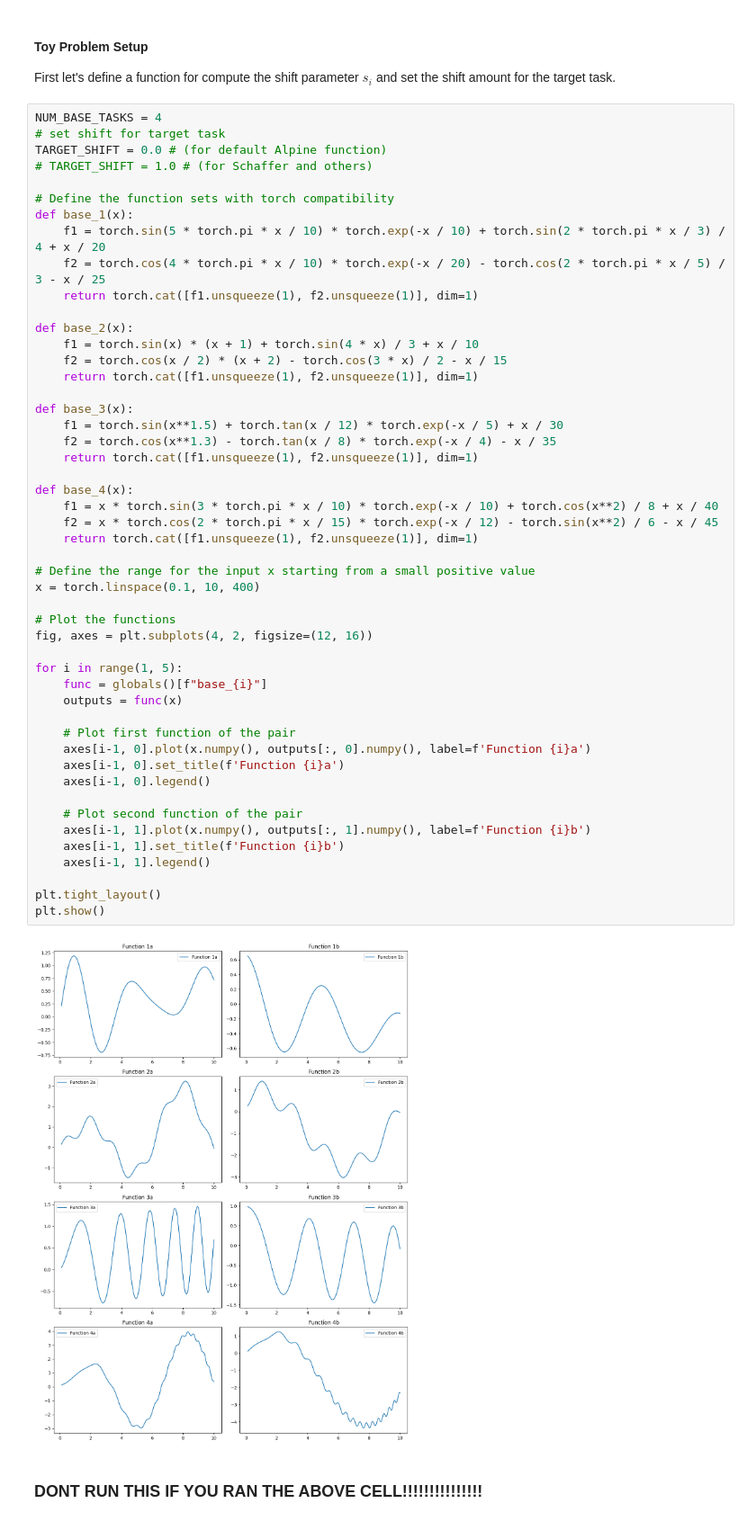
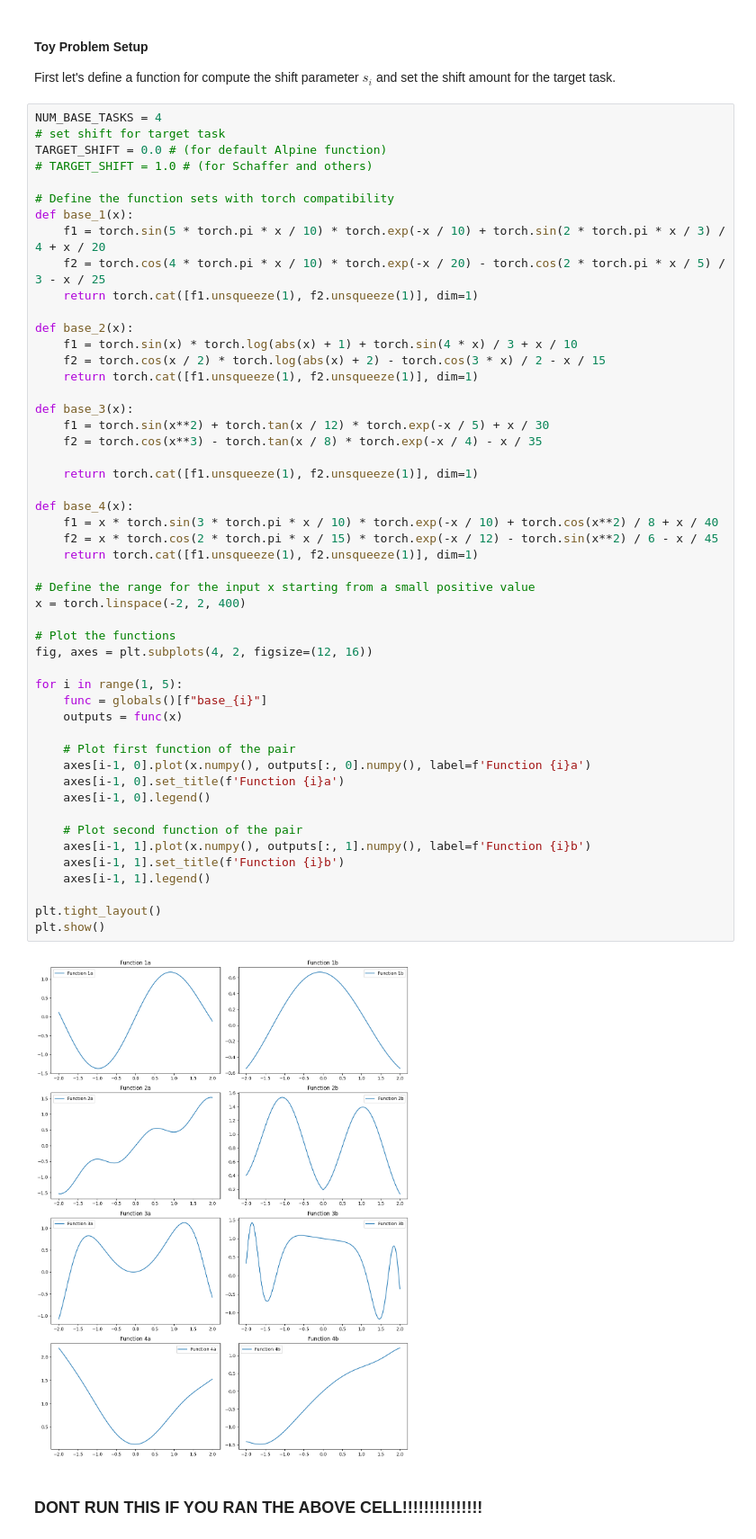
Before and after one commit to vishalvaka/HIL_toolkit_ARL, a Jupyter notebook: notebooks/meta_learning_with_rgpe_MOBO_normal.ipynb, the cells around one changed output. Shown at 90% size. Drawn from its saved outputs; the diff is of its cells as text.

```diff
--- a/notebooks/meta_learning_with_rgpe_MOBO_normal.ipynb
+++ b/notebooks/meta_learning_with_rgpe_MOBO_normal.ipynb
@@ -58,44 +58,45 @@ def base_1(x):
     return torch.cat([f1.unsqueeze(1), f2.unsqueeze(1)], dim=1)
 
 def base_2(x):
-    f1 = torch.sin(x) * (x + 1) + torch.sin(4 * x) / 3 + x / 10
-    f2 = torch.cos(x / 2) * (x + 2) - torch.cos(3 * x) / 2 - x / 15
+    f1 = torch.sin(x) * torch.log(abs(x) + 1) + torch.sin(4 * x) / 3 + x / 10
+    f2 = torch.cos(x / 2) * torch.log(abs(x) + 2) - torch.cos(3 * x) / 2 - x / 15
     return torch.cat([f1.unsqueeze(1), f2.unsqueeze(1)], dim=1)
 
 def base_3(x):
-    f1 = torch.sin(x**1.5) + torch.tan(x / 12) * torch.exp(-x / 5) + x / 30
-    f2 = torch.cos(x**1.3) - torch.tan(x / 8) * torch.exp(-x / 4) - x / 35
+    f1 = torch.sin(x**2) + torch.tan(x / 12) * torch.exp(-x / 5) + x / 30
+    f2 = torch.cos(x**3) - torch.tan(x / 8) * torch.exp(-x / 4) - x / 35
+
     return torch.cat([f1.unsqueeze(1), f2.unsqueeze(1)], dim=1)
 
 def base_4(x):
     f1 = x * torch.sin(3 * torch.pi * x / 10) * torch.exp(-x / 10) + torch.cos(x**2) / 8 + x / 40
     f2 = x * torch.cos(2 * torch.pi * x / 15) * torch.exp(-x / 12) - torch.sin(x**2) / 6 - x / 45
     return torch.cat([f1.unsqueeze(1), f2.unsqueeze(1)], dim=1)
 
 # Define the range for the input x starting from a small positive value
-x = torch.linspace(0.1, 10, 400)
+x = torch.linspace(-2, 2, 400)
 
 # Plot the functions
 fig, axes = plt.subplots(4, 2, figsize=(12, 16))
 
 for i in range(1, 5):
     func = globals()[f"base_{i}"]
     outputs = func(x)
 
     # Plot first function of the pair
     axes[i-1, 0].plot(x.numpy(), outputs[:, 0].numpy(), label=f'Function {i}a')
     axes[i-1, 0].set_title(f'Function {i}a')
     axes[i-1, 0].legend()
 
     # Plot second function of the pair
     axes[i-1, 1].plot(x.numpy(), outputs[:, 1].numpy(), label=f'Function {i}b')
     axes[i-1, 1].set_title(f'Function {i}b')
     axes[i-1, 1].legend()
 
 plt.tight_layout()
 plt.show()
 # %% [output]
-[figure, old version]
+[figure, new version]
 # %% [markdown]
 ### DONT RUN THIS IF YOU RAN THE ABOVE CELL!!!!!!!!!!!!!!!
 # %%
```
Also changed, not shown: parts of 27 cells of this notebook.
